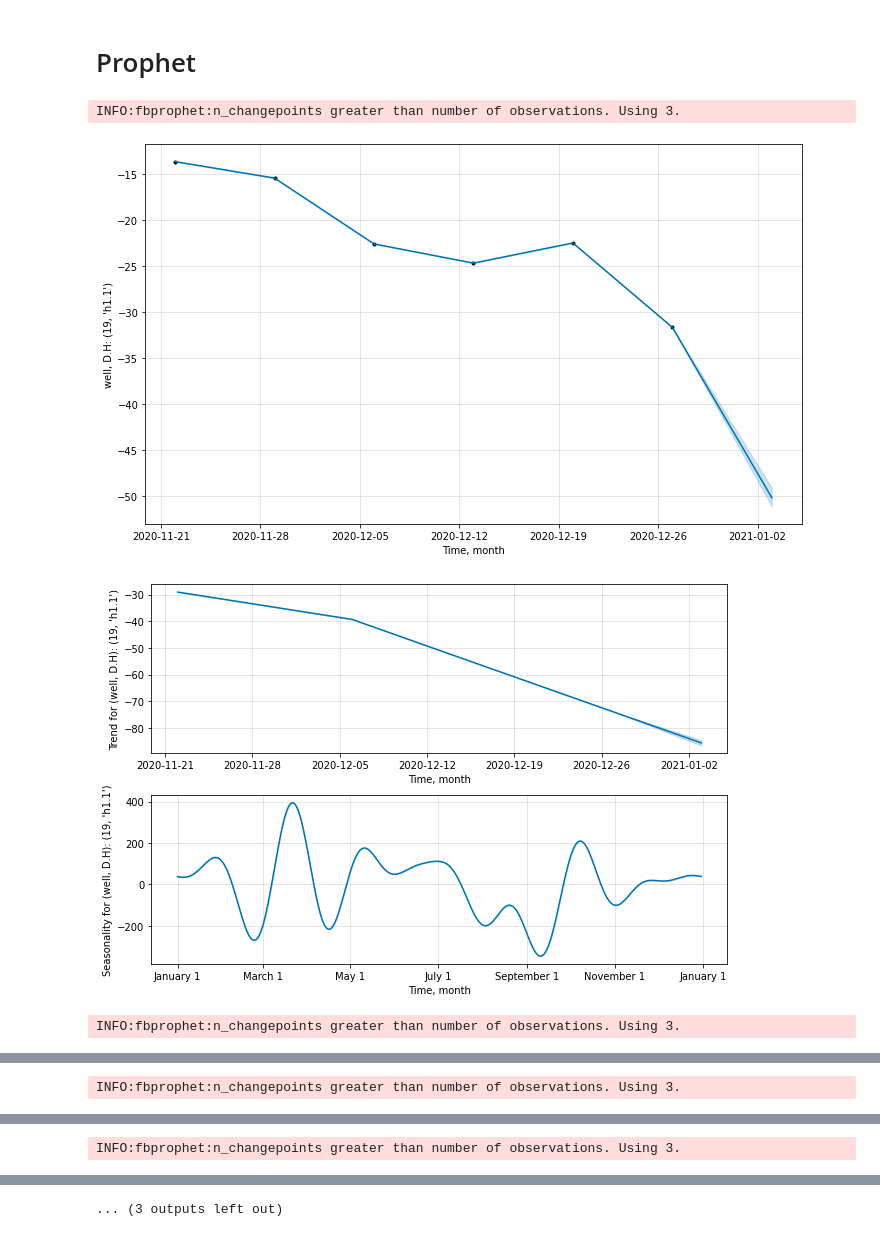
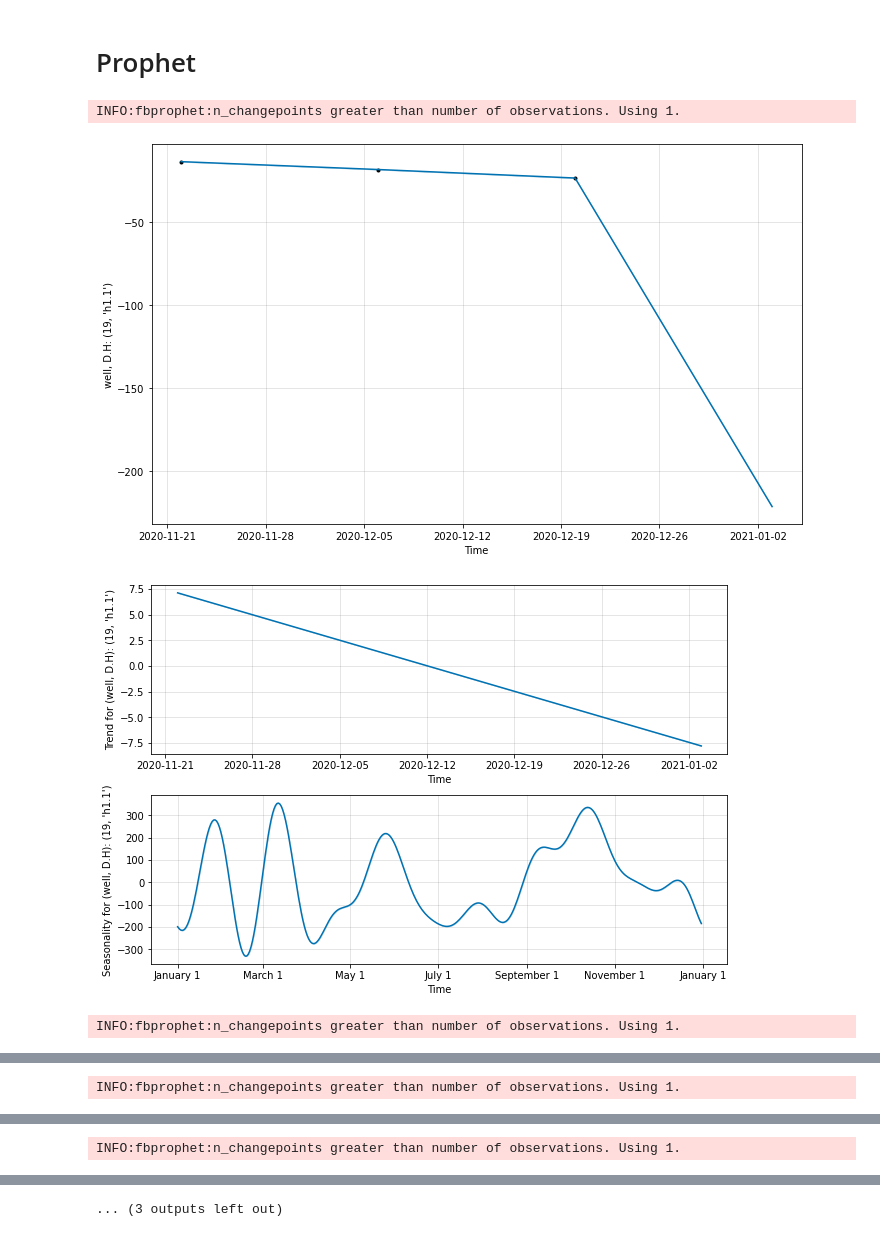
Before and after one commit to avladova/Time-series-analysis-of-geotechnical-data-, a Jupyter notebook: Prophet_thermo_ipynb"""".ipynb, the cells around one changed output, grey strips where cells are left out. Saved outputs shown, nothing was run; the diff lists cells and outputs as text; code cells hidden in the pictures.

```diff
--- a/Prophet_thermo_ipynb"""".ipynb
+++ b/Prophet_thermo_ipynb"""".ipynb
@@ -78,7 +84,7 @@ Data columns (total 49 columns):
 dtypes: datetime64[ns](1), float64(47), int64(1)
 memory usage: 16.6 KB
 # %%
-FR='W'
+FR='2W'
 predictions = 1
 # %% [markdown]
 # Prophet
@@ -92,27 +98,27 @@ grouped['ds']=grouped.index.get_level_values(2)
 # %%
 import logging
 logger = logging.getLogger()
 logger.setLevel(logging.CRITICAL)
 
 appended_data=[]
 forecast=[]
 for name, group in grouped.groupby(level=['well', 'D.H']):
       m = fbprophet.Prophet(yearly_seasonality=True, weekly_seasonality=False, daily_seasonality=False)
       m.fit(group[:-predictions])
       future = m.make_future_dataframe(periods=predictions,freq=FR) #прогноз на 5 месяцев
       forecast = m.predict(future)
       plt.rc('figure', max_open_warning = 0)
-      m.plot(forecast, xlabel='Time, week', ylabel = "well, D.H: "+str(name))
+      m.plot(forecast, xlabel='Time', ylabel = "well, D.H: "+str(name))
       fig=m.plot_components(forecast,)
-      fig.get_children()[1].set_xlabel('Time, week')
+      fig.get_children()[1].set_xlabel('Time')
       fig.get_children()[1].set_ylabel("Trend for (well, D.H): "+str(name))
-      fig.get_children()[2].set_xlabel('Time, week')
+      fig.get_children()[2].set_xlabel('Time')
       fig.get_children()[2].set_ylabel("Seasonality for (well, D.H): "+str(name))
       plt.show()
       plt.close()
       appended_data.append(forecast[['yhat', 'ds']].set_index('ds').join(group.set_index('ds')))
 # %% [output]
-INFO:fbprophet:n_changepoints greater than number of observations. Using 3.
+INFO:fbprophet:n_changepoints greater than number of observations. Using 1.
-[figure, old version]
+[figure, new version]
-[figure, old version]
+[figure, new version]
-INFO:fbprophet:n_changepoints greater than number of observations. Using 3.
+INFO:fbprophet:n_changepoints greater than number of observations. Using 1.
@@ -121 +127 @@ INFO:fbprophet:n_changepoints greater than number of observations. Using 3.
-INFO:fbprophet:n_changepoints greater than number of observations. Using 3.
+INFO:fbprophet:n_changepoints greater than number of observations. Using 1.
@@ -124 +130 @@ INFO:fbprophet:n_changepoints greater than number of observations. Using 3.
-INFO:fbprophet:n_changepoints greater than number of observations. Using 3.
+INFO:fbprophet:n_changepoints greater than number of observations. Using 1.
```
Also changed, not shown: parts of 4 cells of this notebook.
